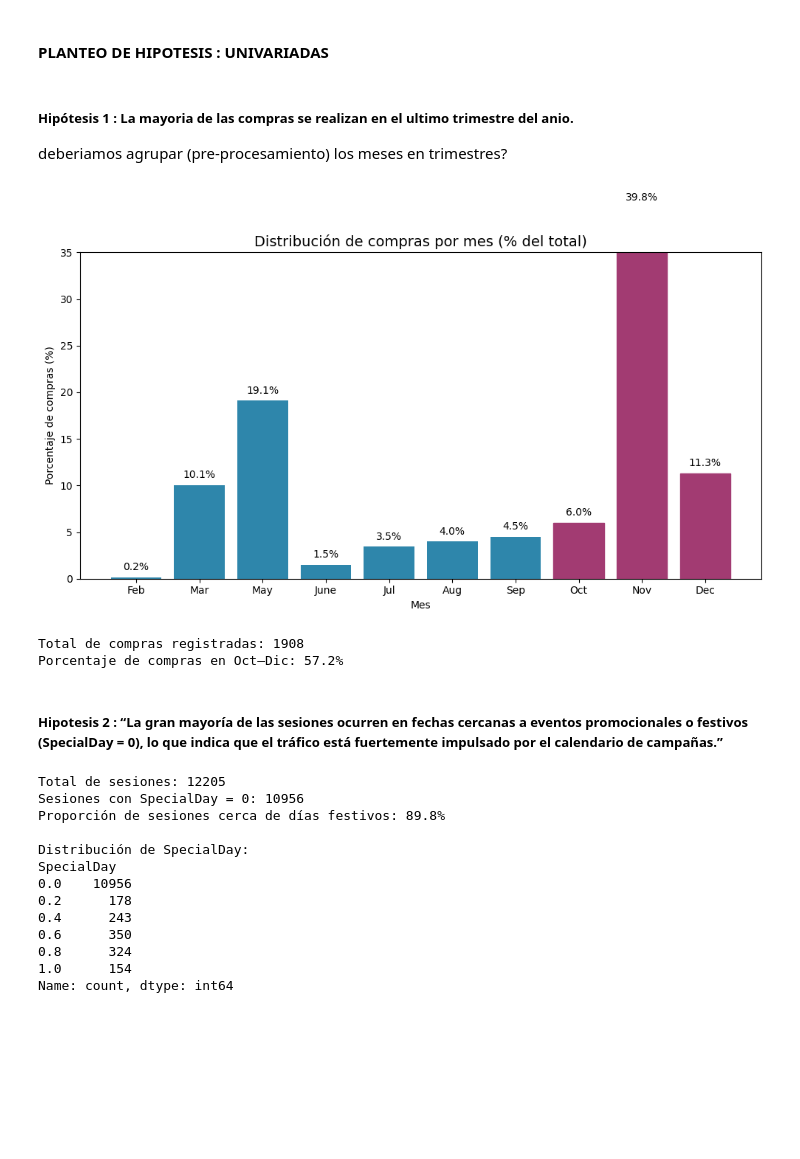
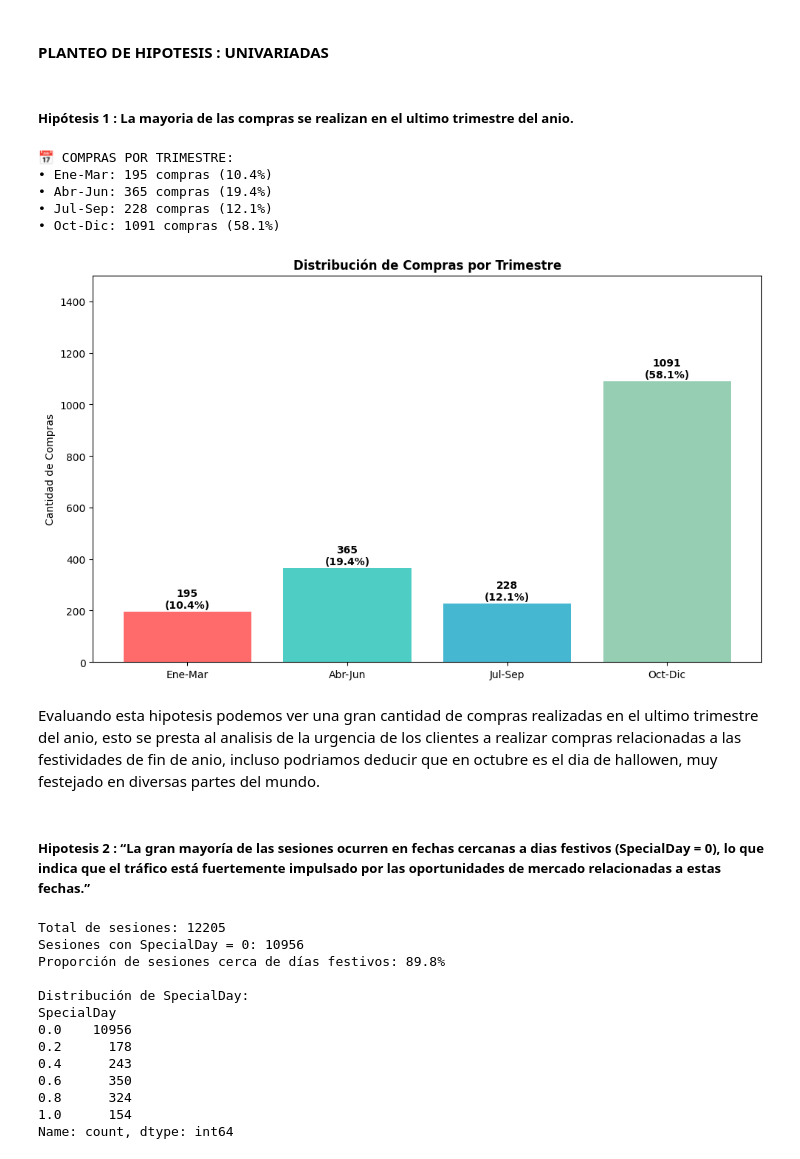
Before and after one commit to Simon22-lab/TPE-Abraham-Cisilino-2025, a Jupyter notebook: hipotesis.ipynb, the cells around one changed output. Drawn from its saved outputs; the diff is of its cells as text; code cells hidden in the pictures; blank space fills up the shorter version.

Commit message:
hipotesis todas comprobadas, falta completar el informe y emprolijar las notebooks

```diff
--- a/hipotesis.ipynb
+++ b/hipotesis.ipynb
@@ -146,56 +146,49 @@ df.head()
 #### PLANTEO DE HIPOTESIS : UNIVARIADAS
 # %% [markdown]
 ##### Hipótesis 1 : La mayoria de las compras se realizan en el ultimo trimestre del anio.
-
-deberiamos agrupar (pre-procesamiento) los meses en trimestres?
 # %%
-# 1. Filtrar solo las sesiones con Revenue = TRUE
-df_compras = df[df['Revenue'] == 1]
+# Definir trimestres con nombres representativos
+trimestre_map = {
+    'Jan': 'Ene-Mar', 'Feb': 'Ene-Mar', 'Mar': 'Ene-Mar',
+    'Apr': 'Abr-Jun', 'May': 'Abr-Jun', 'Jun': 'Abr-Jun',
+    'Jul': 'Jul-Sep', 'Aug': 'Jul-Sep', 'Sep': 'Jul-Sep',
+    'Oct': 'Oct-Dic', 'Nov': 'Oct-Dic', 'Dec': 'Oct-Dic'
+}
 
-# 2. Contar compras por mes
-compras_por_mes = df_compras['Month'].value_counts().reindex(
-    ['Feb', 'Mar', 'May', 'June', 'Jul', 'Aug', 'Sep', 'Oct', 'Nov', 'Dec'],
-    fill_value=0
-)
+# Agrupar compras por trimestre
+compras_trimestre = df[df['Revenue'] == True]['Month'].map(trimestre_map).value_counts().reindex(['Ene-Mar', 'Abr-Jun', 'Jul-Sep', 'Oct-Dic'])
+porcentajes = (compras_trimestre / compras_trimestre.sum() * 100).round(1)
 
-# 3. Calcular porcentaje del total
-total_compras = compras_por_mes.sum()
-porcentaje_por_mes = (compras_por_mes / total_compras) * 100
+print("📅 COMPRAS POR TRIMESTRE:")
+for trim, compras in compras_trimestre.items():
+    print(f"• {trim}: {compras} compras ({porcentajes[trim]}%)")
 
-# 4. Calcular porcentaje para el trimestre Oct–Dic
-trimestre_oct_dic = porcentaje_por_mes[['Oct', 'Nov', 'Dec']].sum()
+# Gráfico con nombres representativos
+plt.figure(figsize=(10, 6))
+bars = plt.bar(compras_trimestre.index, compras_trimestre.values, color=['#ff6b6b', '#4ecdc4', '#45b7d1', '#96ceb4'])
+plt.title('Distribución de Compras por Trimestre', fontweight='bold')
+plt.ylabel('Cantidad de Compras')
+plt.ylim(0, 1500)
 
-# 5. Visualización
-plt.figure(figsize=(10, 6))
-bars = plt.bar(porcentaje_por_mes.index, porcentaje_por_mes.values, color='#2E86AB')
-plt.title('Distribución de compras por mes (% del total)', fontsize=14)
-plt.ylabel('Porcentaje de compras (%)')
-plt.xlabel('Mes')
-plt.ylim(0, 35)
+# Agregar valores y porcentajes
+for bar, valor, porcentaje in zip(bars, compras_trimestre.values, porcentajes.values):
+    plt.text(bar.get_x() + bar.get_width()/2, bar.get_height() + 5,
+             f'{valor}\n({porcentaje}%)', ha='center', va='bottom', fontweight='bold')
 
-# Añadir etiquetas de valor encima de cada barra
-for bar in bars:
-    height = bar.get_height()
-    plt.text(bar.get_x() + bar.get_width()/2., height + 0.5,
-             f'{height:.1f}%', ha='center', va='bottom', fontsize=10)
-
-# Resaltar Oct–Dic
-for i, mes in enumerate(porcentaje_por_mes.index):
-    if mes in ['Oct', 'Nov', 'Dec']:
-        bars[i].set_color('#A23B72')
 
 plt.tight_layout()
 plt.show()
-
-# 6. Mostrar conclusión numérica
-print(f"Total de compras registradas: {total_compras}")
-print(f"Porcentaje de compras en Oct–Dic: {trimestre_oct_dic:.1f}%")
 # %% [output]
+📅 COMPRAS POR TRIMESTRE:
+• Ene-Mar: 195 compras (10.4%)
+• Abr-Jun: 365 compras (19.4%)
+• Jul-Sep: 228 compras (12.1%)
+• Oct-Dic: 1091 compras (58.1%)
-[figure, old version]
+[figure, new version]
-Total de compras registradas: 1908
-Porcentaje de compras en Oct–Dic: 57.2%
+# %% [markdown]
+Evaluando esta hipotesis podemos ver una gran cantidad de compras realizadas en el ultimo trimestre del anio, esto se presta al analisis de la urgencia de los clientes a realizar compras relacionadas a las festividades de fin de anio, incluso podriamos deducir que en octubre es el dia de hallowen, muy festejado en diversas partes del mundo.
 # %% [markdown]
-##### Hipotesis 2 : “La gran mayoría de las sesiones ocurren en fechas cercanas a eventos promocionales o festivos (SpecialDay = 0), lo que indica que el tráfico está fuertemente impulsado por el calendario de campañas.”
+##### Hipotesis 2 : “La gran mayoría de las sesiones ocurren en fechas cercanas a dias festivos (SpecialDay = 0), lo que indica que el tráfico está fuertemente impulsado por las oportunidades de mercado relacionadas a estas fechas.”
 # %%
 # Proporción de sesiones con SpecialDay = 0 (cerca de día festivo)
 prop_cerca_festivo = (df['SpecialDay'] == 0).mean()
```
Also changed, not shown: parts of 8 cells of this notebook, 2 other files.
